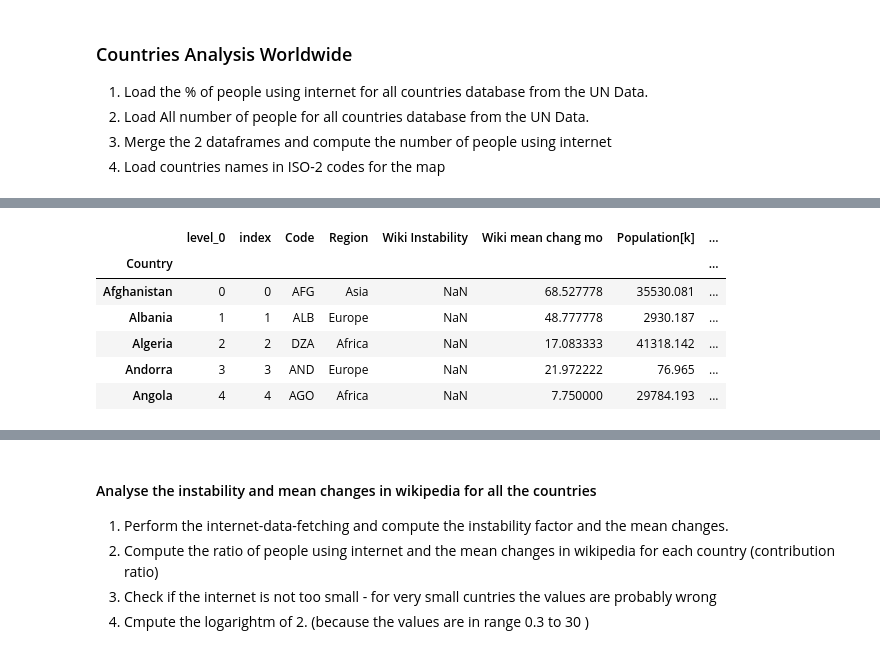
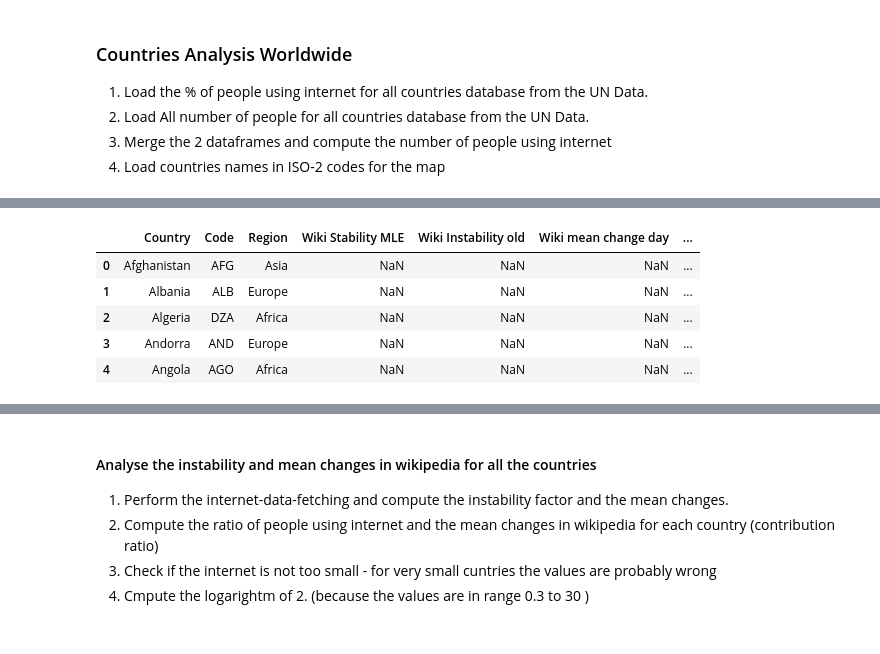
Before and after one commit to Amaumaury/ada-2017, a Jupyter notebook: project/Milestone2.ipynb, the cells around one changed output, grey strips where cells are left out. Drawn from its saved outputs; the diff is of its cells as text; code cells hidden in the pictures.

```diff
--- a/project/Milestone2.ipynb
+++ b/project/Milestone2.ipynb
@@ -309,24 +291,23 @@ countries_data.head()
-# %%
-gdp_data = pd.read_csv('data/UNdata_GDP.csv')
-keep_cols = ['Country or Area', 'Value']
-
-gdp_data = gdp_data[keep_cols]
-gdp_data.columns = ['Country', 'GDP']
-gdp_data.set_index('Country', inplace=True)
-#countries_data.reset_index(inplace=True)
-countries_data.set_index('Country', inplace=True)
-countries_data2 = pd.concat([countries_data, gdp_data], axis=1, join='inner')
-countries_data.reset_index(inplace=True)
-
-pd.to_pickle(countries_data2, 'countries_data2.pckl')
-countries_data2['GDP per capita'] = countries_data2['GDP'] / countries_data2['Population[k]']
-countries_data2.head()
-# %% [output]
-|  | level_0 | index | Code | Region | Wiki Instability | Wiki mean chang mo | Population[k] | ... |
-| Country |  |  |  |  |  |  |  | ... |
-| Afghanistan | 0 | 0 | AFG | Asia | NaN | 68.527778 | 35530.081 | ... |
-| Albania | 1 | 1 | ALB | Europe | NaN | 48.777778 | 2930.187 | ... |
-| Algeria | 2 | 2 | DZA | Africa | NaN | 17.083333 | 41318.142 | ... |
-| Andorra | 3 | 3 | AND | Europe | NaN | 21.972222 | 76.965 | ... |
-| Angola | 4 | 4 | AGO | Africa | NaN | 7.750000 | 29784.193 | ... |
+# %%
+
+# adding the countires that are missing in the map
+import json
+
+geo_data = json.load(open('data/countries.geo.json'))
+
+keys=[k['id'] for k in geo_data['features']]
+missing_keys=set(keys)-set(countries_data['Code'])
+
+for k in (missing_keys):
+    temp = pd.DataFrame([['', k,'',np.NaN,np.NaN,np.NaN,np.NaN,np.NaN,np.NaN,np.NaN,np.NaN, np.NaN]], columns=countries_data.columns)
+    countries_data = countries_data.append(temp, ignore_index=True)
+
+countries_data.head(5)
+# %% [output]
+|  | Country | Code | Region | Wiki Stability MLE | Wiki Instability old | Wiki mean change day | ... |
+| 0 | Afghanistan | AFG | Asia | NaN | NaN | NaN | ... |
+| 1 | Albania | ALB | Europe | NaN | NaN | NaN | ... |
+| 2 | Algeria | DZA | Africa | NaN | NaN | NaN | ... |
+| 3 | Andorra | AND | Europe | NaN | NaN | NaN | ... |
+| 4 | Angola | AGO | Africa | NaN | NaN | NaN | ... |
 # %%
```
Also changed, not shown: parts of 18 cells of this notebook, 7 other files.
